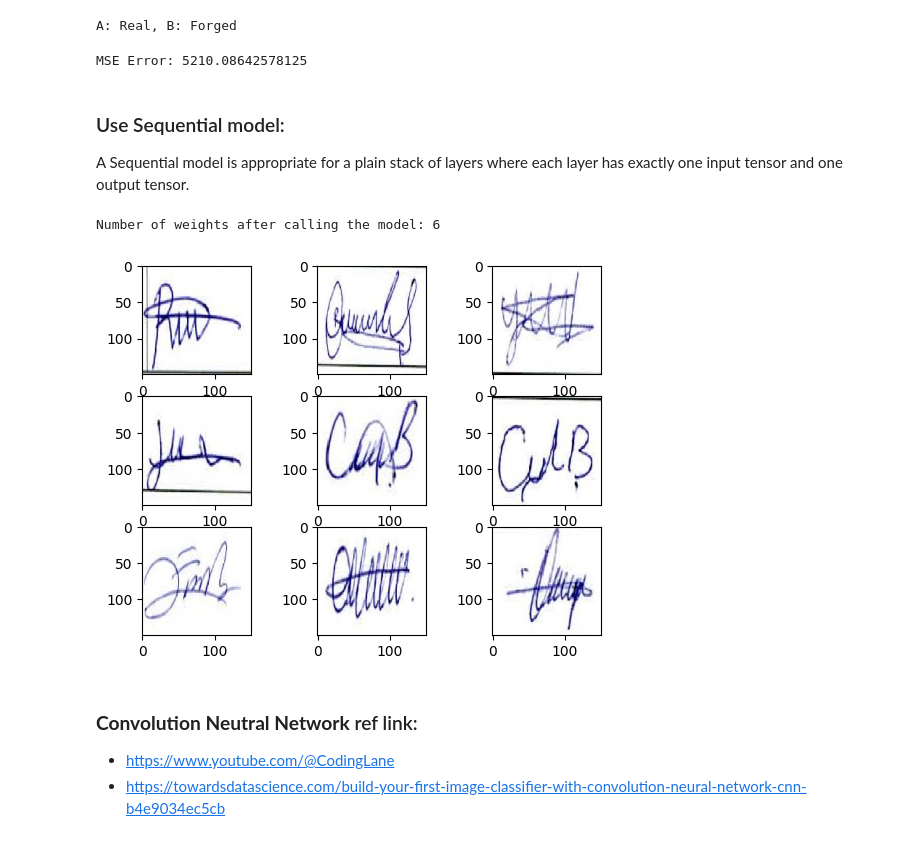
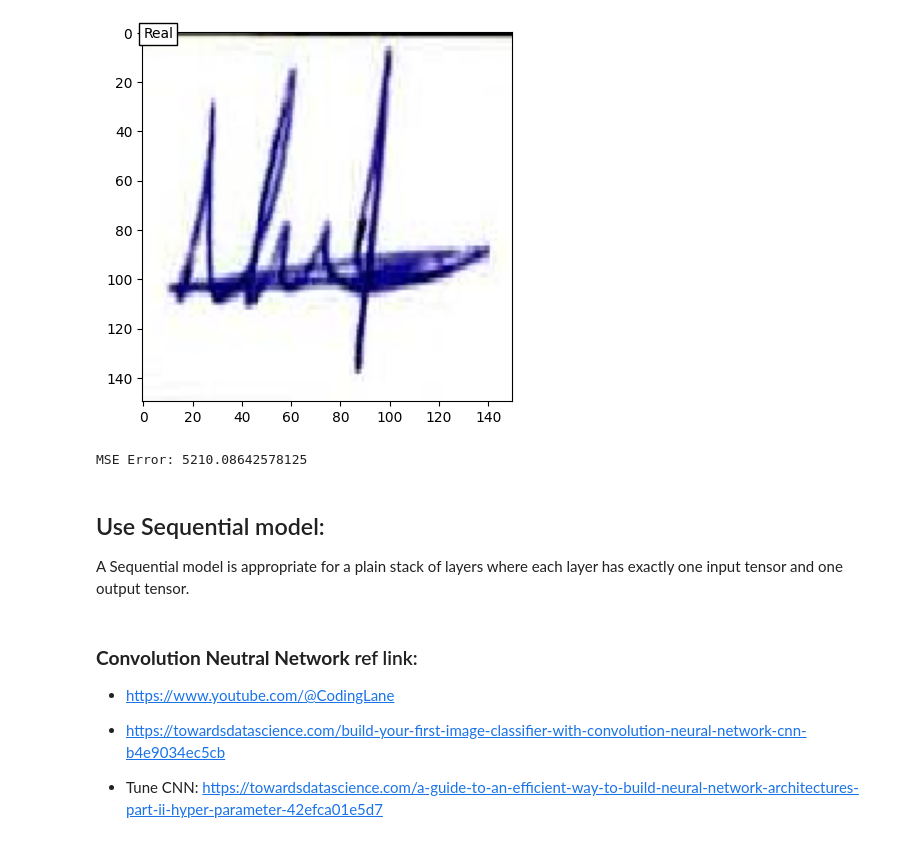
Before and after one commit to gg41825/real_fake_signature, a Jupyter notebook: detect.ipynb, the cells around one changed output. Saved outputs shown, nothing was run; the diff lists cells and outputs as text; code cells hidden in the pictures.

```diff
--- a/detect.ipynb
+++ b/detect.ipynb
@@ -9,7 +10,7 @@ from skimage.metrics import structural_similarity as ssim
 # %%
 DATA_DIR = "./sig_images"
 # %%
-def load_data(DATA_DIR=DATA_DIR, test_size=0.3, verbose=True, load_grayscale=True):
+def load_data(DATA_DIR=DATA_DIR, test_size=0.3, load_grayscale=True):
     """
         Loads the data into a dataframe.
 
@@ -19,9 +20,9 @@ def load_data(DATA_DIR=DATA_DIR, test_size=0.3, verbose=True, load_grayscale=Tru
         Returns:
             (x_train, y_train,x_test, y_test, x_val, y_val, df)
     """
-    features = []
-    features_forged = []
-    features_real = []
+    all_imgs = []
+    imgs_forged = []
+    imgs_real = []
     features_dict = {}
     labels = [] # forged: 0 and real:
     mode = "rgb"
@@ -35,9 +36,9 @@ def load_data(DATA_DIR=DATA_DIR, test_size=0.3, verbose=True, load_grayscale=Tru
                 continue
             f = DATA_DIR+"/forge/" + sub
             img = utils.load_img(f, color_mode=mode, target_size=(150,150))
-            features.append(utils.img_to_array(img))
+            all_imgs.append(utils.img_to_array(img))
             features_dict[sub] = (img, 0)
-            features_forged.append(img)
+            imgs_forged.append(img)
             labels.append(0) # forged
 
         # real images
@@ -47,18 +48,16 @@ def load_data(DATA_DIR=DATA_DIR, test_size=0.3, verbose=True, load_grayscale=Tru
             f = DATA_DIR+"/real/" + sub
             print("sub: {}".format(sub))
             img = utils.load_img(f, color_mode=mode, target_size=(150,150))
-            features.append(utils.img_to_array(img))
+            all_imgs.append(utils.img_to_array(img))
             features_dict[sub] = (img, 1)
-            features_real.append(img)
+            imgs_real.append(img)
             labels.append(1) # real
 
-    features = np.array(features)
+    features = np.array(all_imgs)
     labels = np.array(labels)
 
-    X_train, X_test, y_train, y_test = train_test_split(features, labels, test_size=test_size, random_state=42)
-    X_train, X_val, y_train, y_val = train_test_split(X_train, y_train, test_size=test_size, random_state=42)
+    X_train, X_test, y_train, y_test = train_test_split(features, labels, test_size=test_size, random_state=228)
 
     print ("Generated data.")
-    return features, labels,features_forged, features_real,features_dict,X_train, X_test, y_train, y_test, X_val, y_val
 
-features, labels, features_forged, features_real, features_dict, X_train, X_test, y_train, y_test, X_val, y_val = load_data(verbose=False, load_grayscale=False)
+    return X_train, X_test, y_train, y_test, features, labels
@@ -107,0 +64,2 @@ Distribution: [3252 3201]
+# %%
+X_train, X_test, y_train, y_test, features, labels = load_data(load_grayscale=False)
@@ -108,12 +84,18 @@ Distribution: [3252 3201]
+# %%
+#divided by 255: Because the values in the dataset range from 0 to 255.
+X_train = X_train/255.0
+X_test = X_test/255.0
 # %%
 def label_to_text(label=0):
     return "Forged" if label == 0 else "Real"
-
-A = features_dict["14T30.Jpeg"]
-B = features_dict["14F30.Jpeg"]
-print("A: {}, B: {}".format(label_to_text(A[1]), label_to_text(B[1])))
-# %% [output]
-A: Real, B: Forged
+# %%
+idx = random.randint(0, len(X_train))
+
+plt.imshow(X_train[idx, :])
+plt.text(0, 2, label_to_text(labels[idx]), bbox={'facecolor': 'white', 'pad': 3})
+plt.show()
+# %% [output]
+[figure, added]
 # %%
 def mse(y_true, y_pred):
     return np.square(np.subtract(y_true,y_pred)).mean()
@@ -125,39 +107,14 @@ print ("MSE Error: {}".format(mse(A_array, B_array)))
 # %% [output]
 MSE Error: 5210.08642578125
 # %% [markdown]
-### Use Sequential model:
+## Use Sequential model:
 A Sequential model is appropriate for a plain stack of layers where each layer has exactly one input tensor and one output tensor.
-# %%
-model = keras.Sequential(
-    [
-        layers.Dense(2, activation="relu"),
-        layers.Dense(3, activation="relu"),
-        layers.Dense(4),
-    ]
-)
-x = tf.ones((1, 4))
-y = model(x)
-print("Number of weights after calling the model:", len(model.weights))  # 6
-# %% [output]
-Number of weights after calling the model: 6
-# %%
-#divided by 255: Because the values in the dataset range from 0 to 255.
-normalize_X_train = X_train / 255.
-normalize_y_train = y_train / 255.
-
-# visualizing 9 rndom digits from the dataset
-for i in range(331, 340):
-    plt.subplot(i)
-    a = np.random.randint(0, normalize_X_train.shape[0], 1)
-    plt.imshow(normalize_X_train[a[0]], cmap = plt.get_cmap('binary'))
-
-plt.show()
-# %% [output]
-[figure, removed]
 # %% [markdown]
 ### **Convolution Neutral Network** ref link:
 * https://www.youtube.com/@CodingLane
 * https://towardsdatascience.com/build-your-first-image-classifier-with-convolution-neural-network-cnn-b4e9034ec5cb
+
+* Tune CNN: https://towardsdatascience.com/a-guide-to-an-efficient-way-to-build-neural-network-architectures-part-ii-hyper-parameter-42efca01e5d7
 # %%
 model = models.Sequential()
 # how many layer should I use
```
Also changed, not shown: parts of 12 cells of this notebook.
